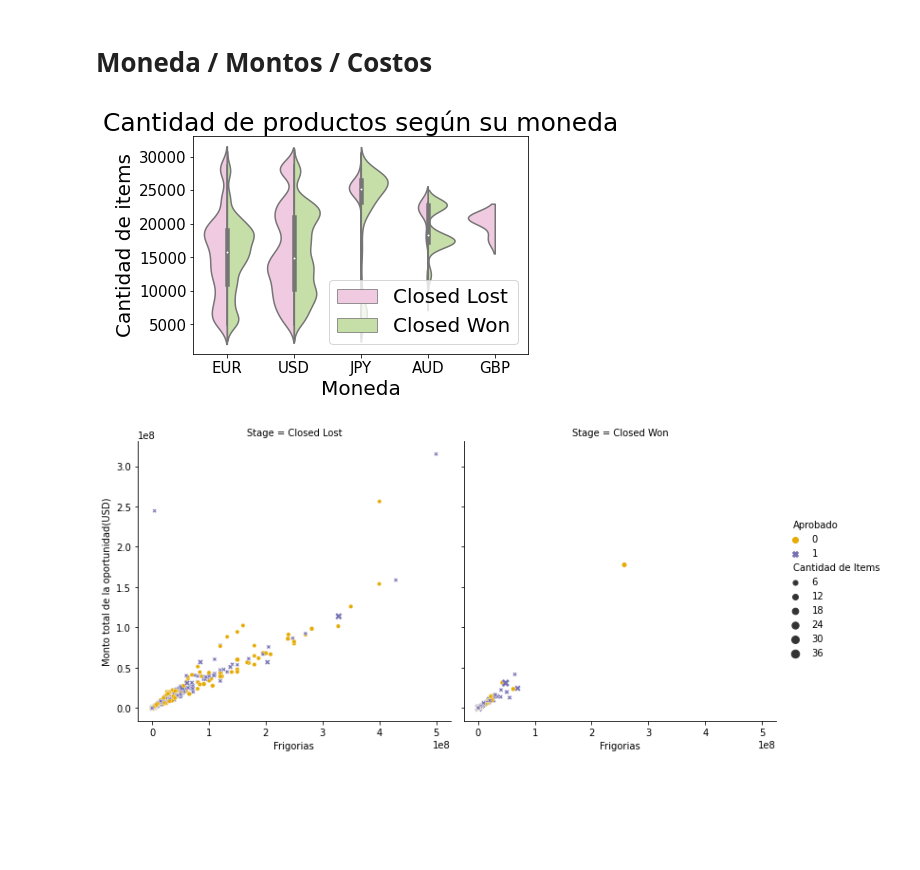
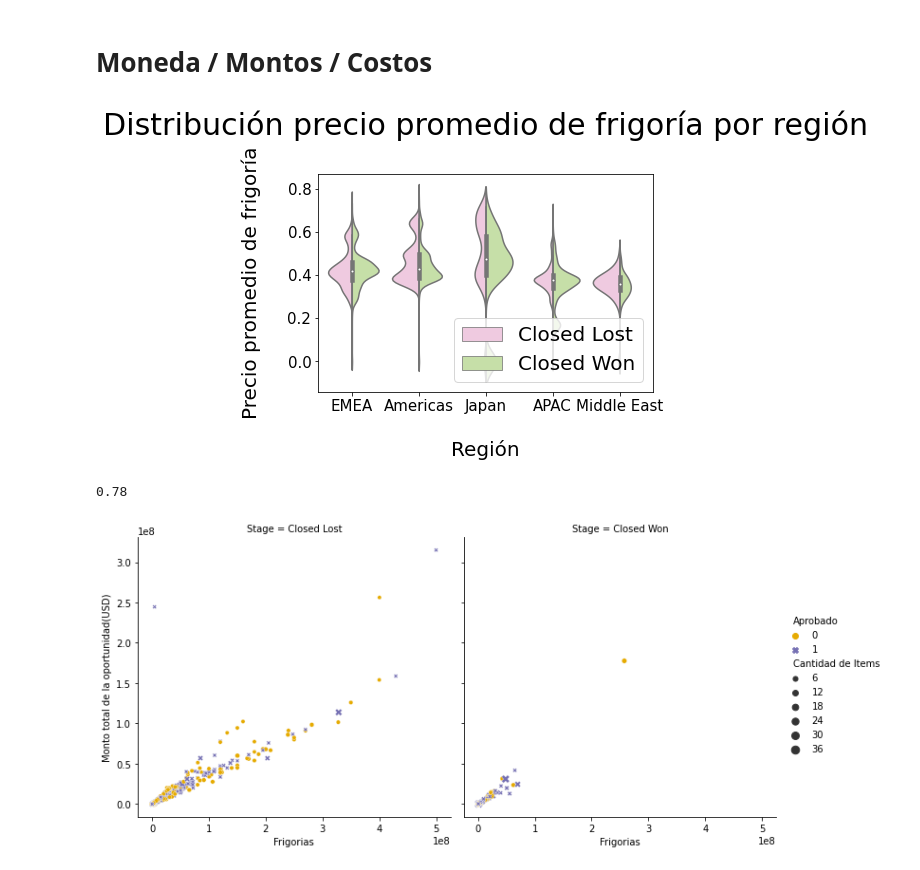
Before and after one commit to FernandoSinisi/Orga-Datos-2C-2020, a Jupyter notebook: TP1/Graficos.ipynb, the cells around one changed output. Saved outputs shown, nothing was run; the diff lists cells and outputs as text; code cells hidden in the pictures; blank space fills up the shorter version.

Commit message:
agrega nuevo violin plot y bordes en el mapa

```diff
--- a/TP1/Graficos.ipynb
+++ b/TP1/Graficos.ipynb
@@ -509,19 +553,23 @@ plt.savefig("pngs/Items-estado-log.png")
 # %%
 df_violin = df.copy()
 df_violin = df_violin[df_violin["Stage"].str.contains("Closed")]
-ax = sns.violinplot(x= "ASP_Currency", y="ID", hue="Stage",
+df_violin["ASP_(converted)"] = pd.to_numeric(df_violin["ASP_(converted)"],errors='coerce')
+df_violin = df_violin[df_violin["ASP_(converted)"] < 1]
+ax = sns.violinplot(x= "Region", y="ASP_(converted)", hue="Stage",
                     data=df_violin, palette="PiYG", split=True,
                     scale="count")
-plt.title("Cantidad de productos según su moneda",size=25)
+plt.title("Distribución precio promedio de frigoría por región\n",size=30)
 plt.rcParams["figure.figsize"] = (20,10)
-plt.xlabel("Moneda", fontsize=20)
-plt.ylabel("Cantidad de items", fontsize=20)
+plt.xlabel("\nRegión", fontsize=20)
+plt.ylabel("Precio promedio de frigoría\n", fontsize=20)
 plt.xticks(fontsize=15)
 plt.yticks(fontsize=15)
 plt.legend(ncol=1,fontsize=20)
 plt.show()
+df_violin["ASP_(converted)"].max()
 # %% [output]
-[figure, old version]
+[figure, new version]
+0.78
 # %%
 #funcion para calcular la conversion a dolar
 def conversion(x):
```
Also changed, not shown: parts of 8 cells of this notebook, 3 other files.
